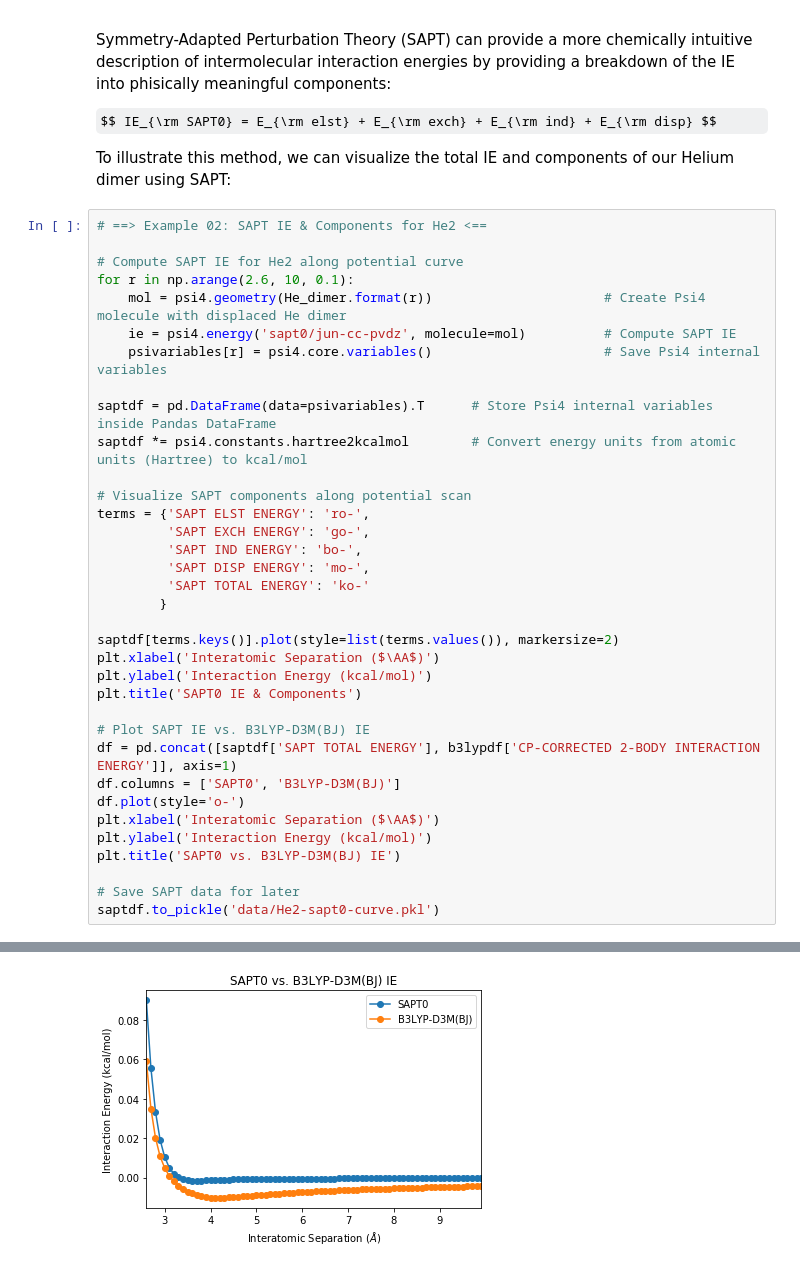
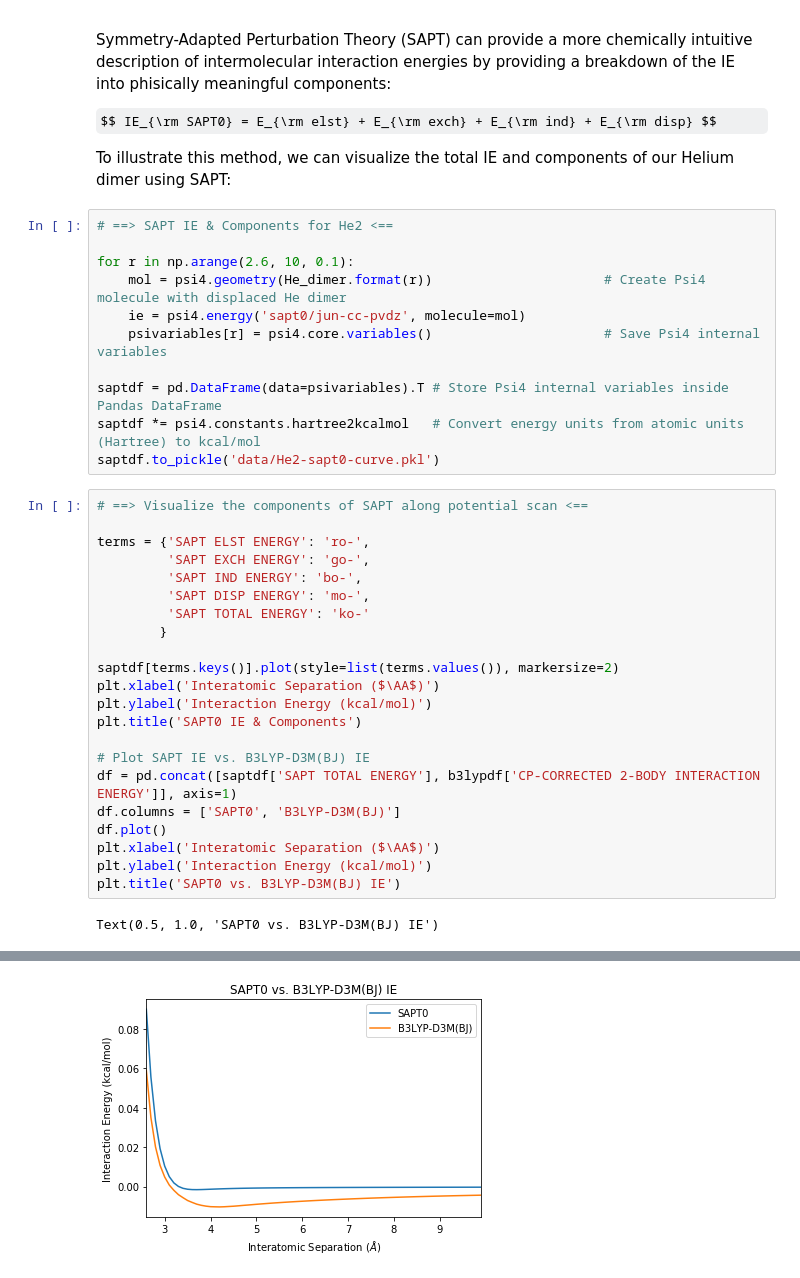
Before and after one commit to GT-IDEaS/Bootcamp2019, a Jupyter notebook: Day05/Sherrill_ML-for-Drug-Binding/quantum-chemistry-in-python.ipynb, the cells around one changed output, grey strips where cells are left out. Cells and saved outputs as stored; diff of their text form; some formulas as TeX source.

Commit message:
Revert "Adds sapt-d & sapt-d(ml) to day05 notebook"
This reverts commit dafa9716ee9b2a1f98749d863536306359e40fc3.

```diff
--- a/Day05/Sherrill_ML-for-Drug-Binding/quantum-chemistry-in-python.ipynb
+++ b/Day05/Sherrill_ML-for-Drug-Binding/quantum-chemistry-in-python.ipynb
@@ -79,41 +65,40 @@ Symmetry-Adapted Perturbation Theory (SAPT) can provide a more chemically intuit
 $$ IE_{\rm SAPT0} = E_{\rm elst} + E_{\rm exch} + E_{\rm ind} + E_{\rm disp} $$
 
 To illustrate this method, we can visualize the total IE and components of our Helium dimer using SAPT:
+# %%
+# ==> SAPT IE & Components for He2 <==
+
+for r in np.arange(2.6, 10, 0.1):
+    mol = psi4.geometry(He_dimer.format(r))                      # Create Psi4 molecule with displaced He dimer
+    ie = psi4.energy('sapt0/jun-cc-pvdz', molecule=mol)
+    psivariables[r] = psi4.core.variables()                      # Save Psi4 internal variables
+
+saptdf = pd.DataFrame(data=psivariables).T # Store Psi4 internal variables inside Pandas DataFrame
+saptdf *= psi4.constants.hartree2kcalmol   # Convert energy units from atomic units (Hartree) to kcal/mol
+saptdf.to_pickle('data/He2-sapt0-curve.pkl')
 # %%
-# ==> Example 02: SAPT IE & Components for He2 <==
+# ==> Visualize the components of SAPT along potential scan <==
 
-# Compute SAPT IE for He2 along potential curve
-for r in np.arange(2.6, 10, 0.1):
-    mol = psi4.geometry(He_dimer.format(r))                      # Create Psi4 molecule with displaced He dimer
-    ie = psi4.energy('sapt0/jun-cc-pvdz', molecule=mol)          # Compute SAPT IE
-    psivariables[r] = psi4.core.variables()                      # Save Psi4 internal variables
-
-saptdf = pd.DataFrame(data=psivariables).T      # Store Psi4 internal variables inside Pandas DataFrame
-saptdf *= psi4.constants.hartree2kcalmol        # Convert energy units from atomic units (Hartree) to kcal/mol
-
-# Visualize SAPT components along potential scan
 terms = {'SAPT ELST ENERGY': 'ro-',
          'SAPT EXCH ENERGY': 'go-',
          'SAPT IND ENERGY': 'bo-',
          'SAPT DISP ENERGY': 'mo-',
          'SAPT TOTAL ENERGY': 'ko-'
         }
 
 saptdf[terms.keys()].plot(style=list(terms.values()), markersize=2)
 plt.xlabel('Interatomic Separation ($\AA$)')
 plt.ylabel('Interaction Energy (kcal/mol)')
 plt.title('SAPT0 IE & Components')
 
 # Plot SAPT IE vs. B3LYP-D3M(BJ) IE
 df = pd.concat([saptdf['SAPT TOTAL ENERGY'], b3lypdf['CP-CORRECTED 2-BODY INTERACTION ENERGY']], axis=1)
 df.columns = ['SAPT0', 'B3LYP-D3M(BJ)']
-df.plot(style='o-')
+df.plot()
 plt.xlabel('Interatomic Separation ($\AA$)')
 plt.ylabel('Interaction Energy (kcal/mol)')
 plt.title('SAPT0 vs. B3LYP-D3M(BJ) IE')
-
-# Save SAPT data for later
-saptdf.to_pickle('data/He2-sapt0-curve.pkl')
 # %% [output]
+Text(0.5, 1.0, 'SAPT0 vs. B3LYP-D3M(BJ) IE')
 [figure]
-[figure, old version]
+[figure, new version]
```
Also changed, not shown: parts of 14 cells of this notebook, 7 other files.
